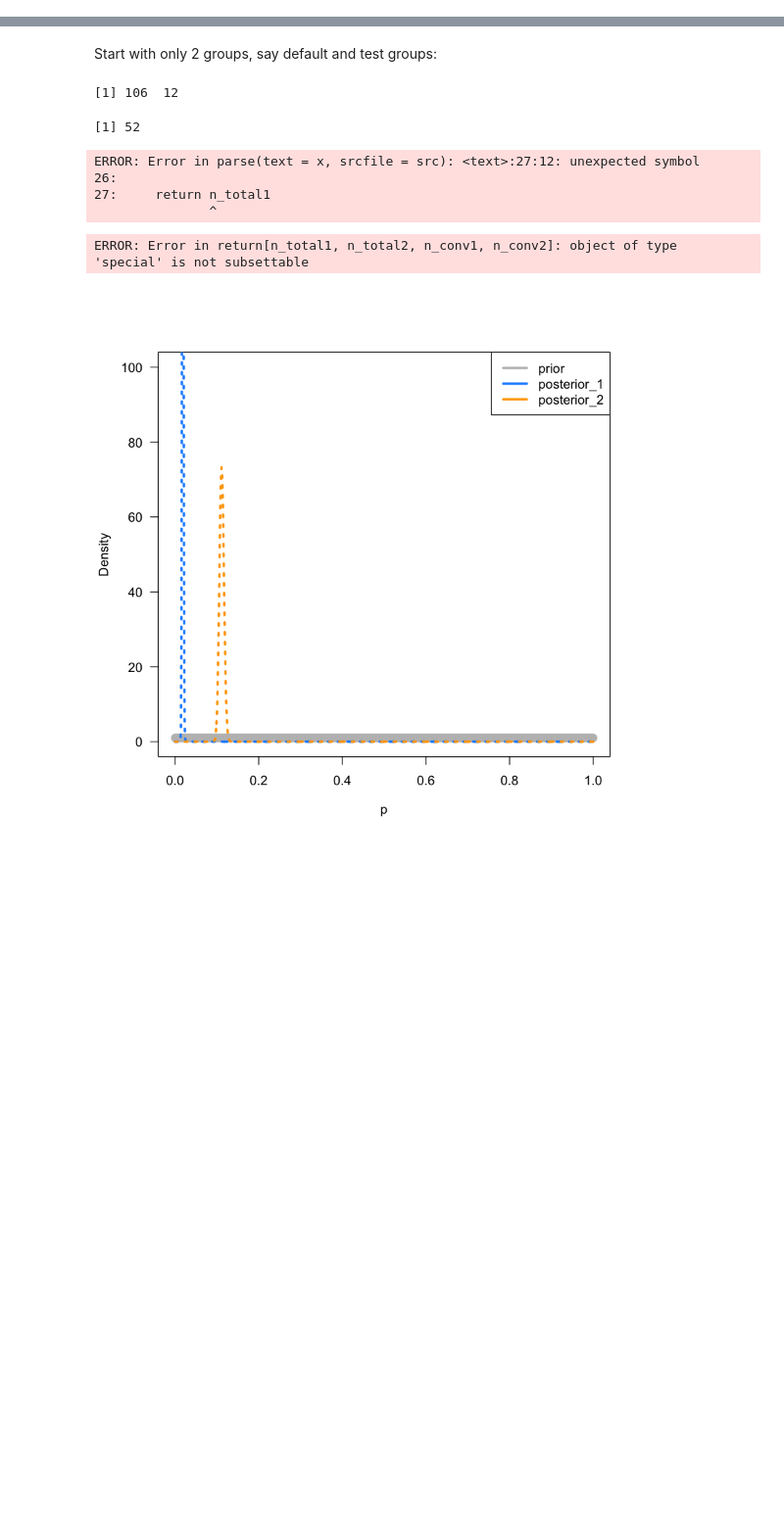
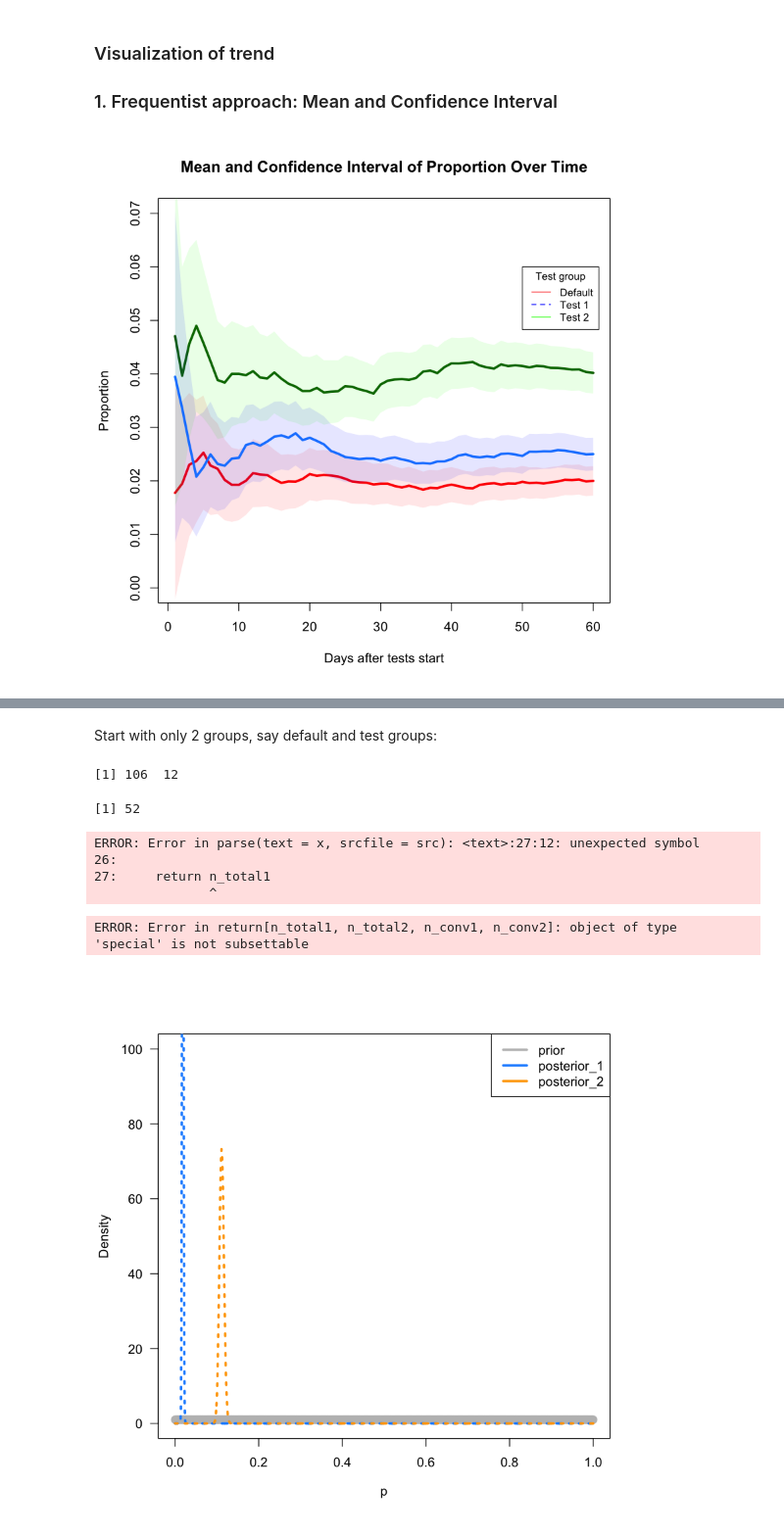
Before and after one commit to tukichen/Bayesian_AB_testing, a Jupyter notebook: Bayesian_AB_testing.ipynb, the cells around one changed output, grey strips where cells are left out. Shown at 98% size. Saved outputs shown, nothing was run; the diff lists cells and outputs as text; code cells hidden in the pictures; blank space fills up the shorter version.

```diff
--- a/Bayesian_AB_testing.ipynb
+++ b/Bayesian_AB_testing.ipynb
@@ -44,0 +155,27 @@ head(data)
+# %% [markdown]
+### Visualization of trend
+### 1. Frequentist approach: Mean and Confidence Interval
+# %%
+data = CR0
+plot(  data[,'Day'],  data[,'CRate'] ,type = "l", lwd = 3, col="red", lty=1 , ylim = c(0,0.07) ,
+    main = "Mean and Confidence Interval of Proportion Over Time" ,
+    xlab = 'Days after tests start' , ylab= 'Proportion')
+polygon( c(data[,'Day'] , rev(data[,'Day']) ), c(data[,'Conf_LL'] , rev(data[,'Conf_UL']) ),
+        col=rgb(1, 0, 0,0.1), border=NA)
+
+data = CR1
+lines(  data[,'Day'],  data[,'CRate'] ,type = "l", lwd = 3, col="darkgreen", lty=1    )
+polygon( c(data[,'Day'] , rev(data[,'Day']) ), c(data[,'Conf_LL'] , rev(data[,'Conf_UL']) ),
+        col=rgb(0, 1, 0,0.1), border=NA)
+
+
+data = CR2
+lines(  data[,'Day'],  data[,'CRate'] ,type = "l", lwd = 3, col="dodgerblue", lty=1  )
+polygon( c(data[,'Day'] , rev(data[,'Day']) ), c(data[,'Conf_LL'] , rev(data[,'Conf_UL']) ),
+        col=rgb(0, 0, 1,0.1), border=NA)
+
+
+legend(50,  0.06, legend=c("Default", "Test 1", "Test 2"),
+       col=c("red", "blue", "green"), lty=1:2, cex=0.8, title="Test group")
+# %% [output]
+[figure, added]
```
Also changed, not shown: parts of 19 cells of this notebook.
